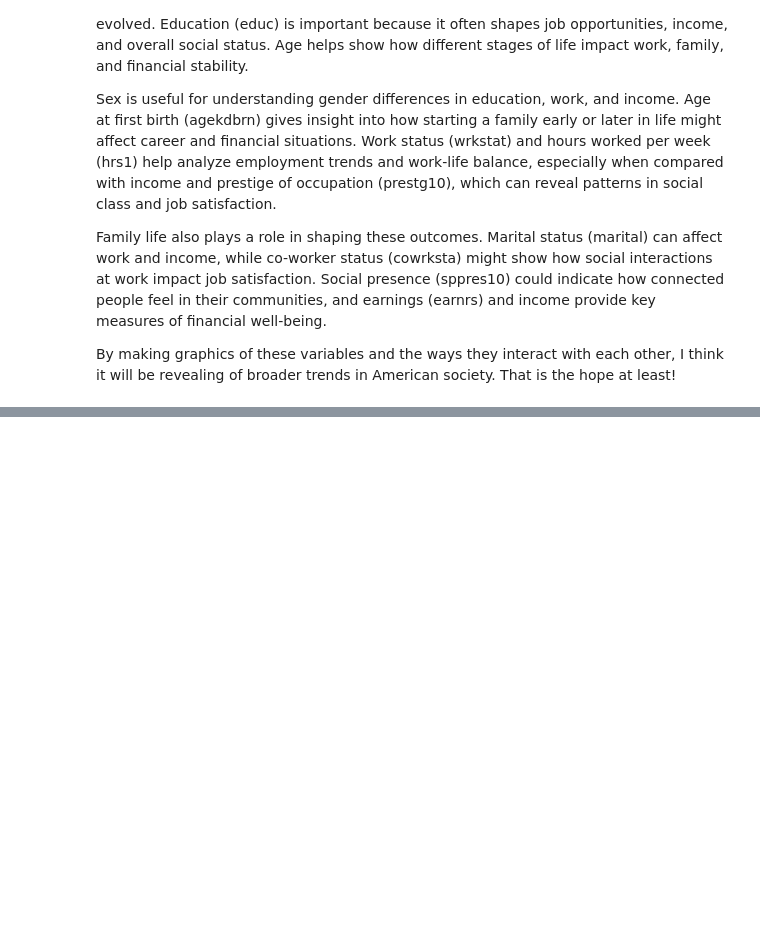
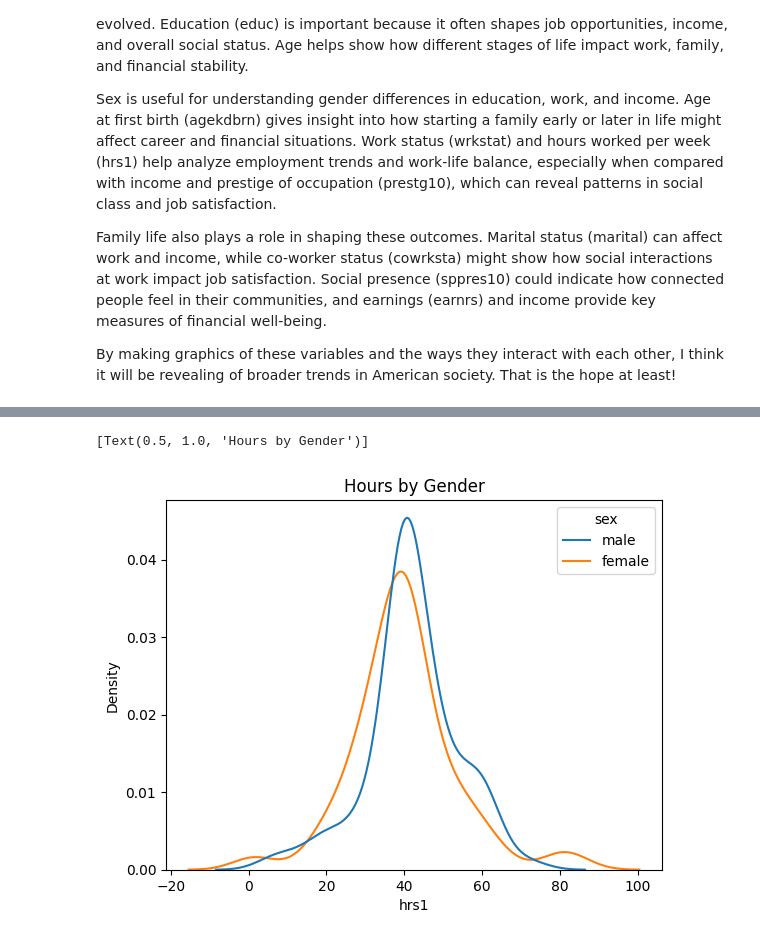
Before and after one commit to eep3uv/EDA, a Jupyter notebook: lab/gss.ipynb, the cells around one changed output, grey strips where cells are left out. Saved outputs shown, nothing was run; the diff lists cells and outputs as text; code cells hidden in the pictures; blank space fills up the shorter version.

```diff
--- a/lab/gss.ipynb
+++ b/lab/gss.ipynb
@@ -147,0 +216,7 @@ By making graphics of these variables and the ways they interact with each other
+# %%
+conditioning = 'sex'
+var = 'hrs1'
+sns.kdeplot( data=new_df, x=var, hue=conditioning, common_norm=False).set(title='Hours by Gender')
+# %% [output]
+[Text(0.5, 1.0, 'Hours by Gender')]
+[figure, added]
```
Also changed, not shown: parts of 19 cells of this notebook.
